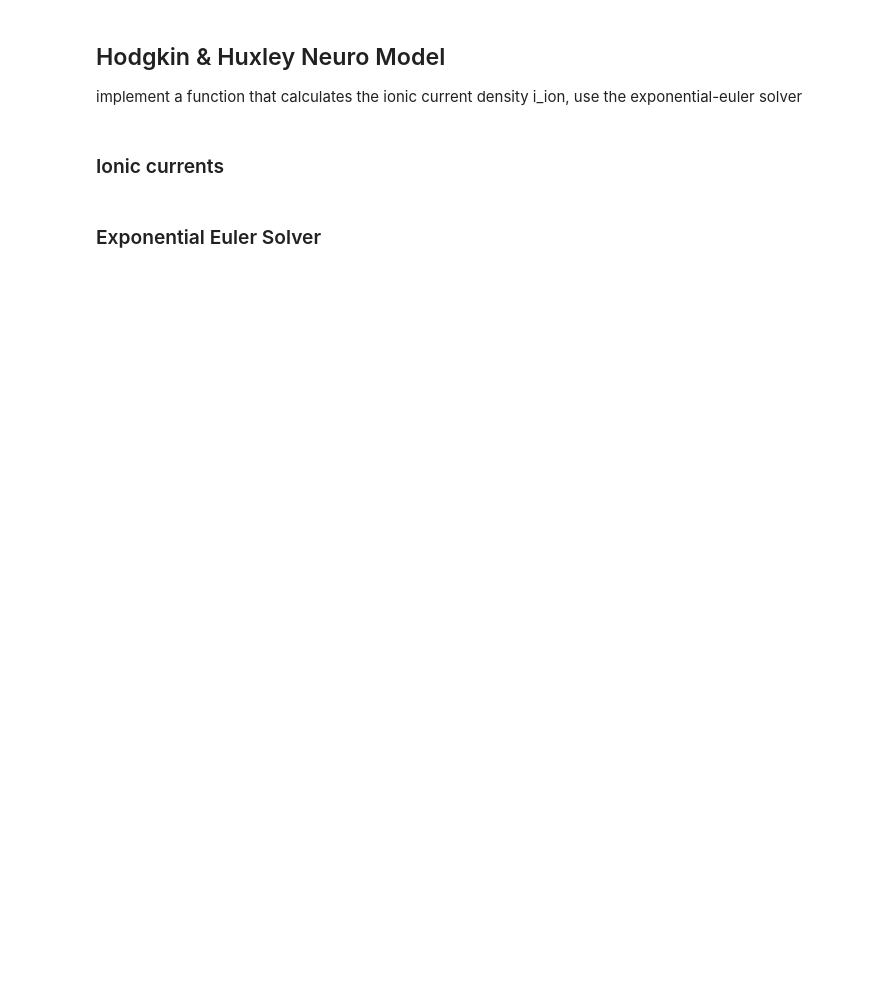
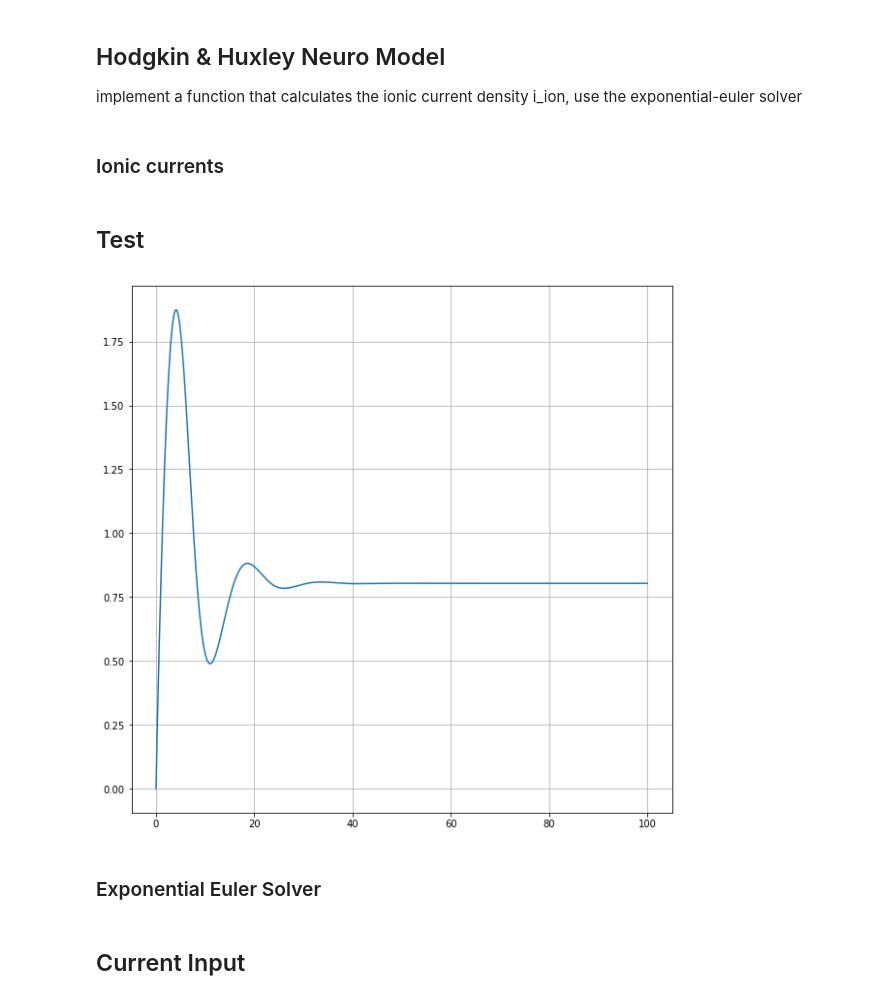
Before and after one commit to alTeska/Neuroprostetic, a Jupyter notebook: exercise_4/exercise4.ipynb, the cells around one changed output. Saved outputs shown, nothing was run; the diff lists cells and outputs as text; code cells hidden in the pictures; blank space fills up the shorter version.

```diff
--- a/exercise_4/exercise4.ipynb
+++ b/exercise_4/exercise4.ipynb
@@ -149,9 +152,12 @@ def I_L (u      ): return g_L               * (u - V_L)
 # %%
-# V = V_i - V_e - V_rest
+def temp_corr(T): return 3**(0.1*(T-6.3))
+
 def dm_du(m, u): return alpha_m(u) * (1 - m) - beta_m(u) * m
 def dn_du(n, u): return alpha_n(u) * (1 - n) - beta_n(u) * n
 def dh_du(h, u): return alpha_h(u) * (1 - h) - beta_h(u) * h
-def du_du(u, m, n, h, I=0, noise=0): return (I_Na(u, m, h) + I_K(u, n) + I_L(u) - I)/ -C_m
 
-def i_ion(I_Na, I_K, I_L): return I_Na + I_K + I_L
-def dv_dt(i_ion, i_stim): return 1/c * (-i_ion + i_stimulus)
+# C_m = 1 * 10e-6
+def du_du(u, m, n, h, I,): return (I_Na(u, m, h) + I_K(u, n) + I_L(u) - I)/ -C_m
+def dv_dt(u, m, n, h, I,): return 1/C_m * [I_Na(u, m, h) + I_K(u, n) + I_L(u)]
+# %% [markdown]
+## Test
@@ -158,2 +237,15 @@ def dv_dt(i_ion, i_stim): return 1/c * (-i_ion + i_stimulus)
+# %%
+l = 100/0.01
+t = np.linspace(0, 100, int(l))
+I = np.repeat(1, int(l))
+U, M, N, H, INa, IK, IL = hh_model_exp(6.3, 100, 0.01, I)
+# U, M, N, H = hh_model_exp(6.3, 100, 0.01, I)
+
+
+fig, ax = plt.subplots(figsize=(10, 10));
+ax.grid()
+plt.plot(t, U);
+# %% [output]
+[figure, added]
 # %% [markdown]
 ### Exponential Euler Solver
@@ -212,0 +252,2 @@ def hh_model(T, dt, I):
+# %% [markdown]
+## Current Input
```
Also changed, not shown: parts of 16 cells of this notebook, 1 other file.
